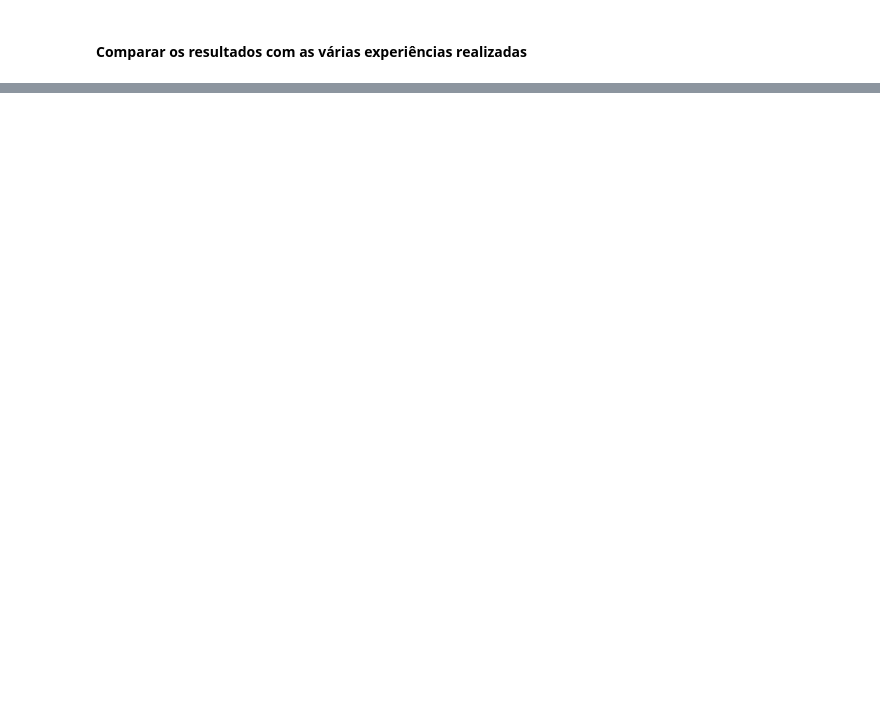
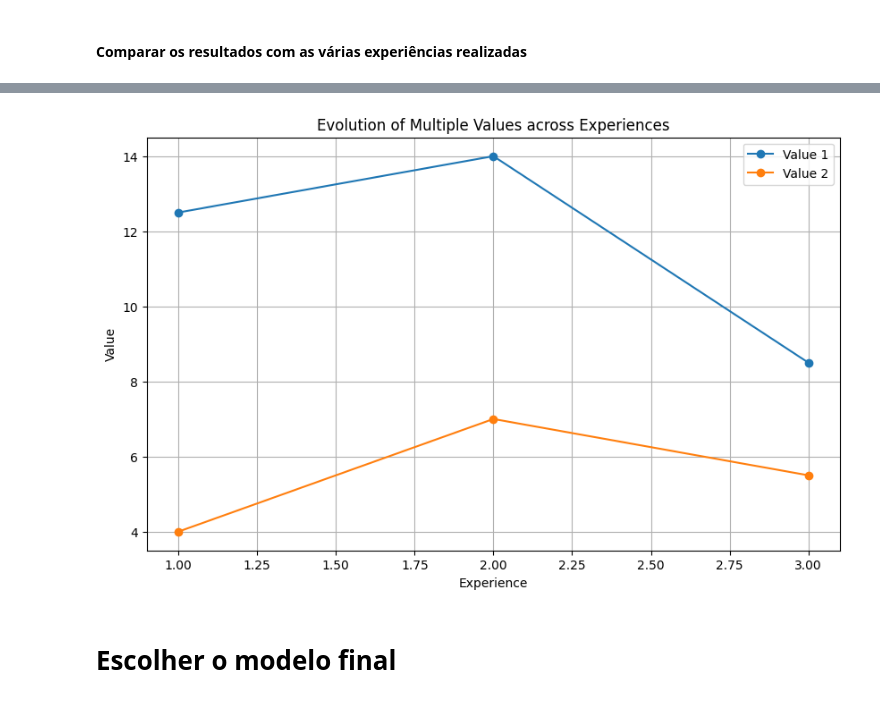
Before and after one commit to AfonsoMiao/ML_Project, a Jupyter notebook: analysis_results.ipynb, the cells around one changed output, grey strips where cells are left out. Cells and saved outputs as stored; diff of their text form; code cells hidden in the pictures; blank space fills up the shorter version.

```diff
--- a/analysis_results.ipynb
+++ b/analysis_results.ipynb
@@ -33,0 +522,34 @@ display(df_original)
+# %%
+import pandas as pd
+import matplotlib.pyplot as plt
+
+# Sample DataFrame
+data = {
+    'experience': [1, 1, 2, 2, 3, 3],
+    'value1': [10, 15, 8, 20, 5, 12],
+    'value2': [2, 6, 4, 10, 3, 8]
+}
+
+df = pd.DataFrame(data)
+
+# Group by 'experience' and calculate the mean for each value
+grouped_data = df.groupby('experience').mean()
+
+# Plot the data using Matplotlib
+plt.figure(figsize=(10, 6))
+plt.plot(grouped_data.index, grouped_data['value1'], marker='o', label='Value 1')
+plt.plot(grouped_data.index, grouped_data['value2'], marker='o', label='Value 2')
+
+# Add labels, title, and legend
+plt.xlabel('Experience')
+plt.ylabel('Value')
+plt.title('Evolution of Multiple Values across Experiences')
+plt.legend()
+
+# Show the plot
+plt.grid(True)
+plt.show()
+# %% [output]
+[figure, added]
+# %% [markdown]
+# Escolher o modelo final
```
Also changed, not shown: parts of 46 cells of this notebook, 2 other files.
